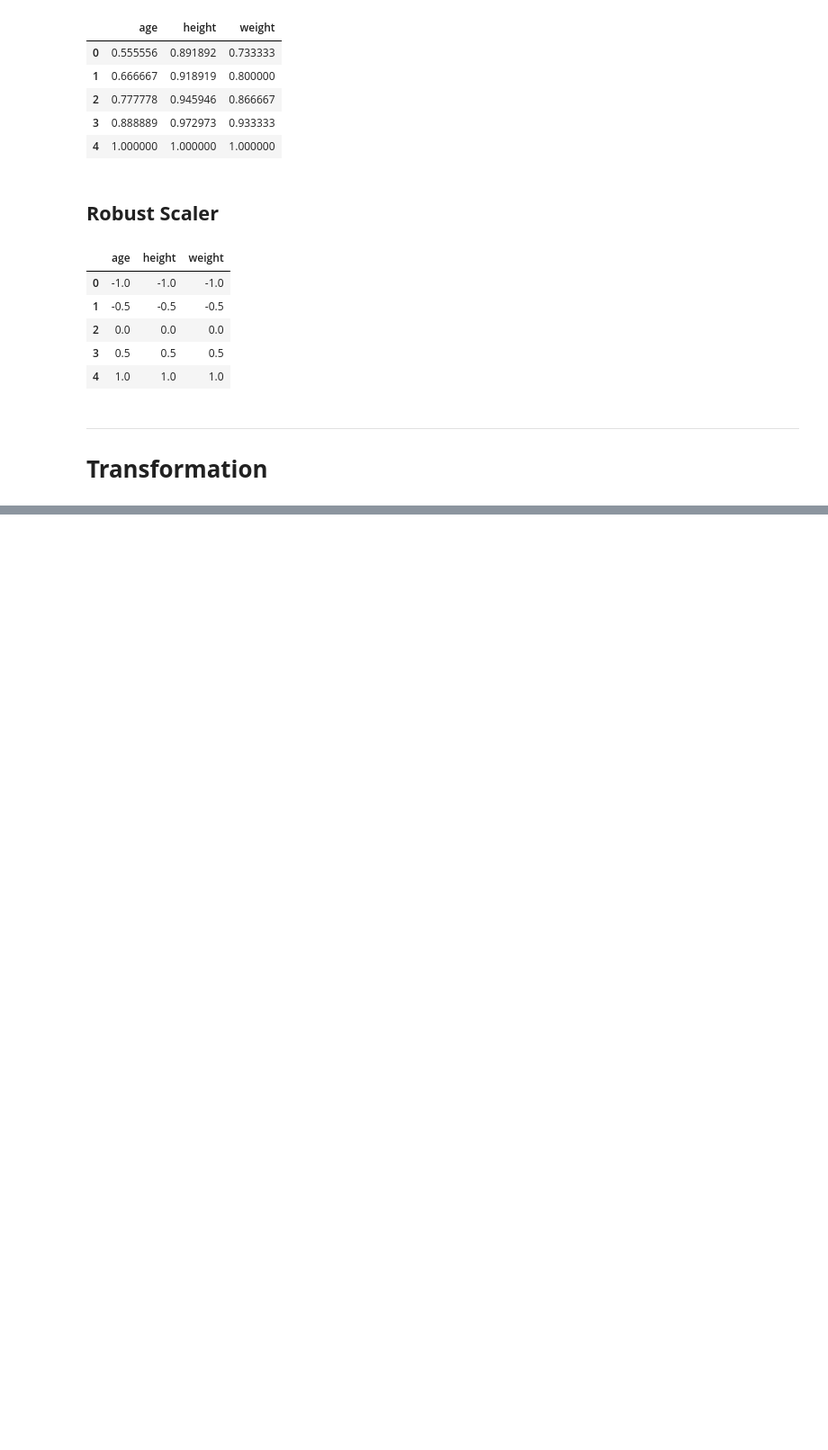
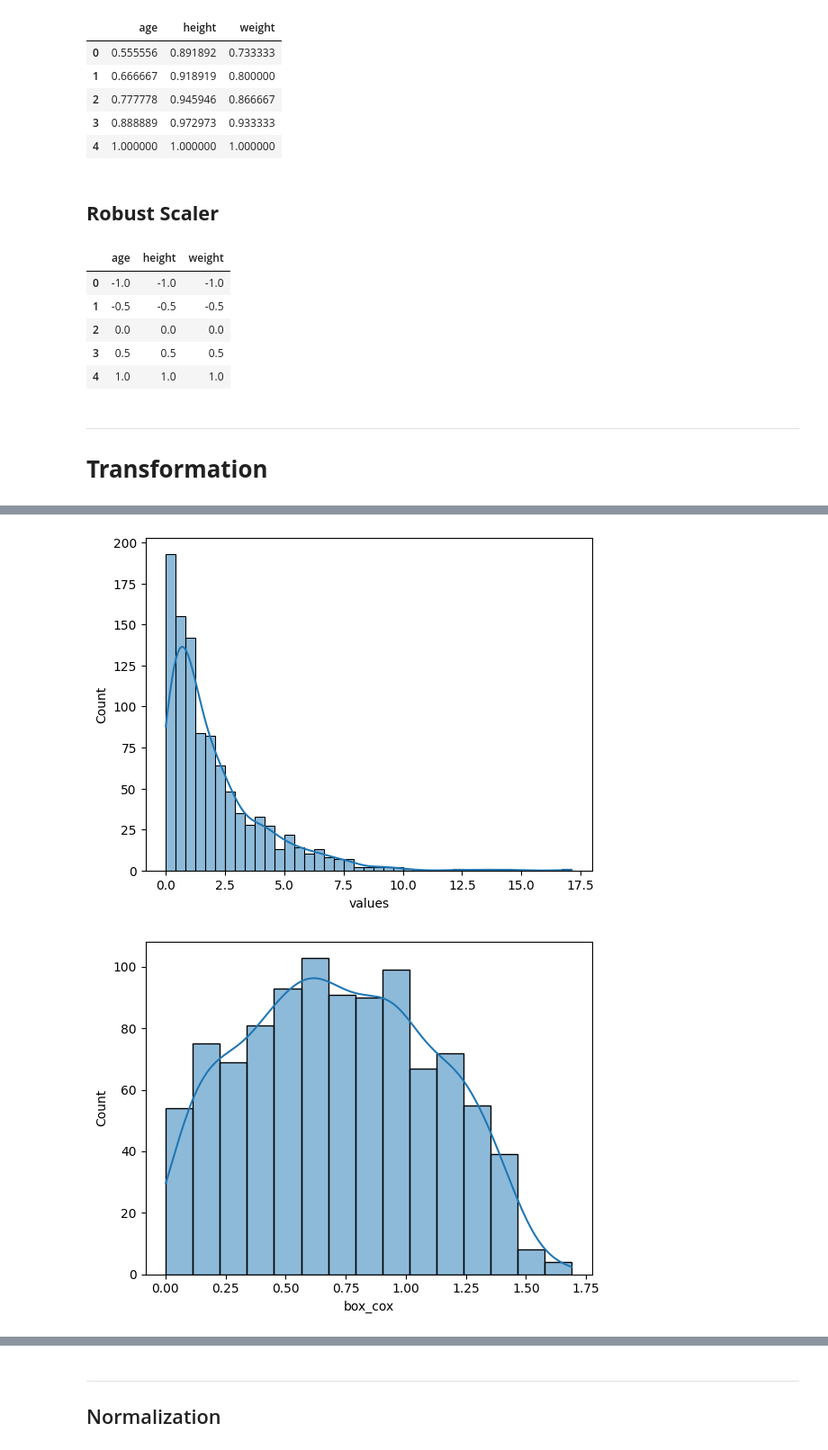
Before and after one commit to asadsheikh257/datascience, a Jupyter notebook: Data Science 2023/Machine Learning/09_scaling.ipynb, the cells around one changed output, grey strips where cells are left out. Shown at 90% size. Saved outputs shown, nothing was run; the diff lists cells and outputs as text; code cells hidden in the pictures; blank space fills up the shorter version.

Commit message:
Transformation, Normalization, Log Transformation

```diff
--- a/Data Science 2023/Machine Learning/09_scaling.ipynb
+++ b/Data Science 2023/Machine Learning/09_scaling.ipynb
@@ -103,0 +121,12 @@ import seaborn as sns
+# %%
+from sklearn.preprocessing import PowerTransformer
+from sklearn.preprocessing import QuantileTransformer
+
+pt_boxcox = PowerTransformer(method='box-cox', standardize=False)
+pt_yeo_johnson = PowerTransformer(method='yeo-johnson', standardize=False)
+qt_normal = QuantileTransformer(output_distribution='normal')
+
+# for boxcox data must be postivie
+df['box_cox'] = pt_boxcox.fit_transform(df[['values']] +1)
+df['yeo_johnson'] = pt_yeo_johnson.fit_transform(df[['values']])
+df['quantile'] = qt_normal.fit_transform(df[['values']])
@@ -103,0 +142,9 @@ import seaborn as sns
+# %%
+# create histplot for all columns using sns.hist
+
+for col in df.columns:
+    sns.histplot(df[col], kde=True)
+    plt.show()
+# %% [output]
+[figure, added]
+[figure, added]
@@ -103,0 +153,3 @@ import seaborn as sns
+# %% [markdown]
+---
+## Normalization
```
Also changed, not shown: parts of 13 cells of this notebook.
